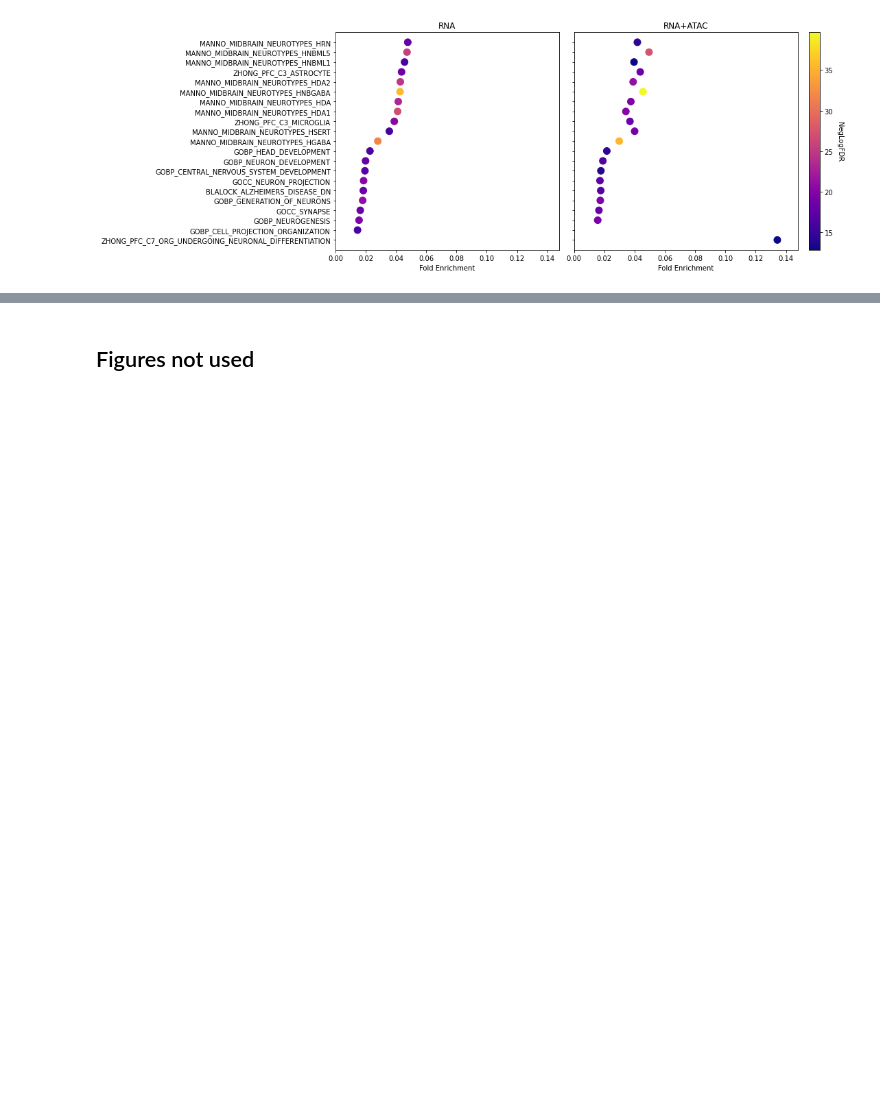
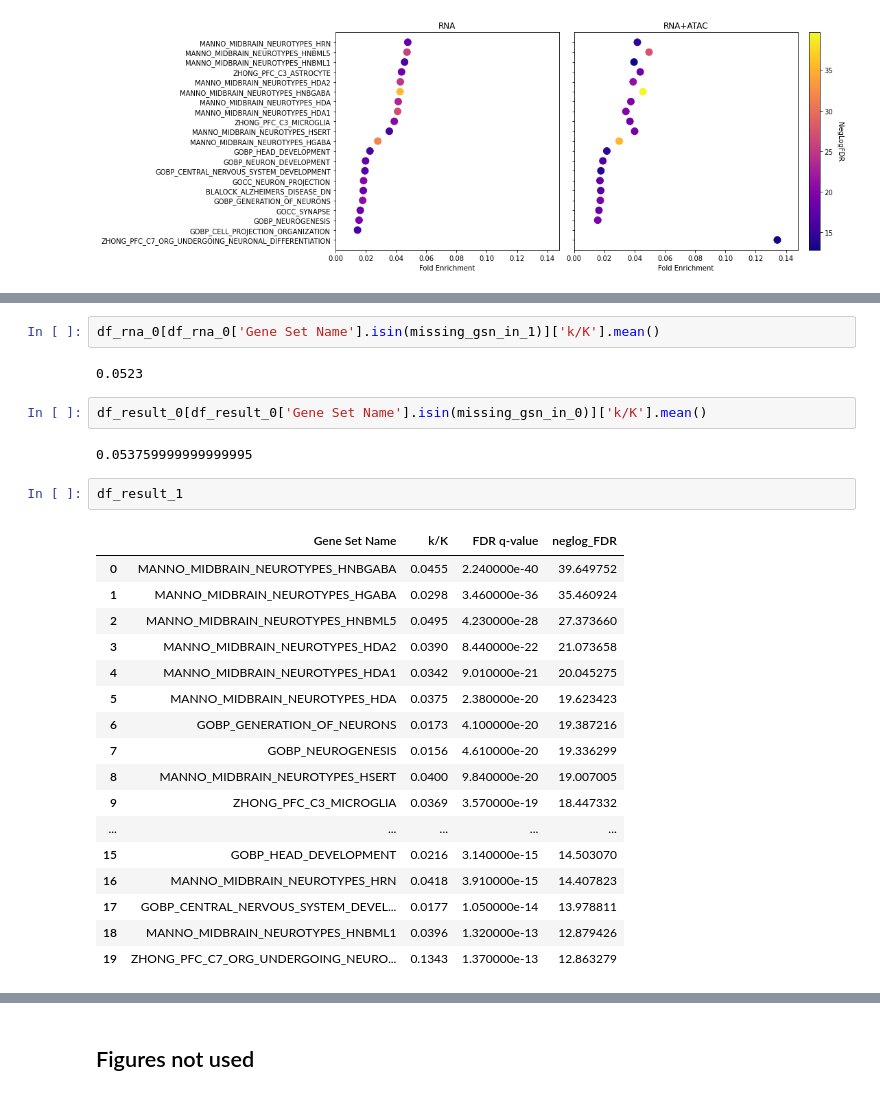
Before and after one commit to aymeric-degroote/tandem-genomics, a Jupyter notebook: src/notebook-pathways.ipynb, the cells around one changed output, grey strips where cells are left out. Saved outputs shown, nothing was run; the diff lists cells and outputs as text; blank space fills up the shorter version.

```diff
--- a/src/notebook-pathways.ipynb
+++ b/src/notebook-pathways.ipynb
@@ -170,0 +164,28 @@ Plot saved in pathways_term_state_1_neglog.png
+# %%
+df_rna_0[df_rna_0['Gene Set Name'].isin(missing_gsn_in_1)]['k/K'].mean()
+# %% [output]
+0.0523
+# %%
+df_result_0[df_result_0['Gene Set Name'].isin(missing_gsn_in_0)]['k/K'].mean()
+# %% [output]
+0.053759999999999995
+# %%
+df_result_1
+# %% [output]
+|  | Gene Set Name | k/K | FDR q-value | neglog_FDR |
+| 0 | MANNO_MIDBRAIN_NEUROTYPES_HNBGABA | 0.0455 | 2.240000e-40 | 39.649752 |
+| 1 | MANNO_MIDBRAIN_NEUROTYPES_HGABA | 0.0298 | 3.460000e-36 | 35.460924 |
+| 2 | MANNO_MIDBRAIN_NEUROTYPES_HNBML5 | 0.0495 | 4.230000e-28 | 27.373660 |
+| 3 | MANNO_MIDBRAIN_NEUROTYPES_HDA2 | 0.0390 | 8.440000e-22 | 21.073658 |
+| 4 | MANNO_MIDBRAIN_NEUROTYPES_HDA1 | 0.0342 | 9.010000e-21 | 20.045275 |
+| 5 | MANNO_MIDBRAIN_NEUROTYPES_HDA | 0.0375 | 2.380000e-20 | 19.623423 |
+| 6 | GOBP_GENERATION_OF_NEURONS | 0.0173 | 4.100000e-20 | 19.387216 |
+| 7 | GOBP_NEUROGENESIS | 0.0156 | 4.610000e-20 | 19.336299 |
+| 8 | MANNO_MIDBRAIN_NEUROTYPES_HSERT | 0.0400 | 9.840000e-20 | 19.007005 |
+| 9 | ZHONG_PFC_C3_MICROGLIA | 0.0369 | 3.570000e-19 | 18.447332 |
+| ... | ... | ... | ... | ... |
+| 15 | GOBP_HEAD_DEVELOPMENT | 0.0216 | 3.140000e-15 | 14.503070 |
+| 16 | MANNO_MIDBRAIN_NEUROTYPES_HRN | 0.0418 | 3.910000e-15 | 14.407823 |
+| 17 | GOBP_CENTRAL_NERVOUS_SYSTEM_DEVEL... | 0.0177 | 1.050000e-14 | 13.978811 |
+| 18 | MANNO_MIDBRAIN_NEUROTYPES_HNBML1 | 0.0396 | 1.320000e-13 | 12.879426 |
+| 19 | ZHONG_PFC_C7_ORG_UNDERGOING_NEURO... | 0.1343 | 1.370000e-13 | 12.863279 |
```
Also changed, not shown: parts of 12 cells of this notebook.
